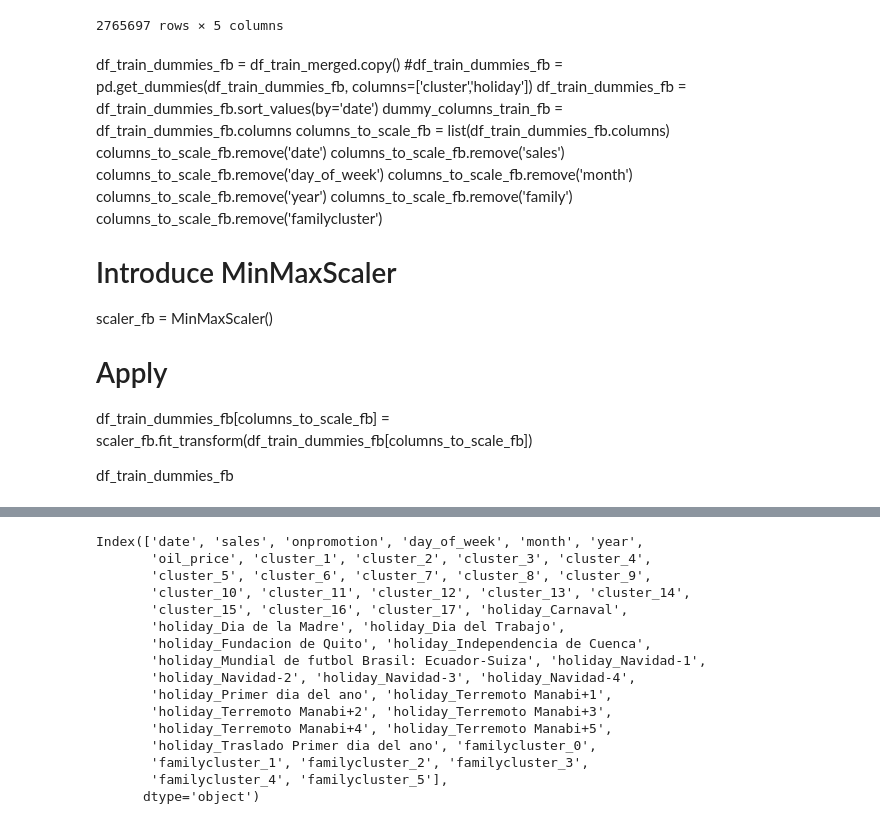
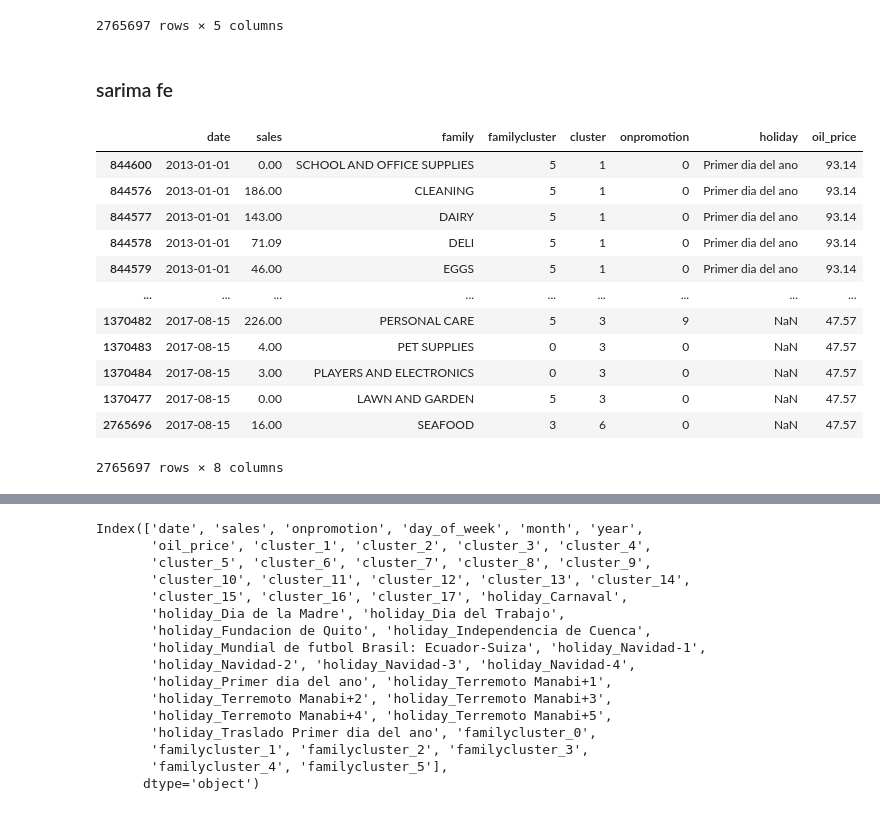
Before and after one commit to coryleroy1/Store-Sales, a Jupyter notebook: Feature Engineering/Feature Engineering.ipynb, the cells around one changed output, grey strips where cells are left out. Saved outputs shown, nothing was run; the diff lists cells and outputs as text; code cells hidden in the pictures.

Commit message:
ols and sarimax updates. slight fe changes

```diff
--- a/Feature Engineering/Feature Engineering.ipynb
+++ b/Feature Engineering/Feature Engineering.ipynb
@@ -400,26 +495,27 @@ df_train_dummies_fb
 | 1370477 | 2017-08-15 | 0.00 | LAWN AND GARDEN | 5 | 33 |
 | 2765696 | 2017-08-15 | 16.00 | SEAFOOD | 3 | 9 |
 2765697 rows × 5 columns
-# %% [markdown]
-df_train_dummies_fb = df_train_merged.copy()
-#df_train_dummies_fb = pd.get_dummies(df_train_dummies_fb, columns=['cluster','holiday'])
-df_train_dummies_fb = df_train_dummies_fb.sort_values(by='date')
-dummy_columns_train_fb = df_train_dummies_fb.columns
-columns_to_scale_fb =  list(df_train_dummies_fb.columns)
-columns_to_scale_fb.remove('date')
-columns_to_scale_fb.remove('sales')
-columns_to_scale_fb.remove('day_of_week')
-columns_to_scale_fb.remove('month')
-columns_to_scale_fb.remove('year')
-columns_to_scale_fb.remove('family')
-columns_to_scale_fb.remove('familycluster')
-# Introduce MinMaxScaler
-scaler_fb = MinMaxScaler()
-
-# Apply
-df_train_dummies_fb[columns_to_scale_fb] = scaler_fb.fit_transform(df_train_dummies_fb[columns_to_scale_fb])
-
-df_train_dummies_fb
+# %% [markdown]
+### sarima fe ###
+# %%
+df_train_dummies_s = df_train_merged.copy()
+df_train_dummies_s = df_train_dummies_s[['date','sales','family','familycluster', 'cluster', 'onpromotion','holiday', 'oil_price']]
+df_train_dummies_s = df_train_dummies_s.sort_values(by='date')
+df_train_dummies_s
+# %% [output]
+|  | date | sales | family | familycluster | cluster | onpromotion | holiday | oil_price |
+| 844600 | 2013-01-01 | 0.00 | SCHOOL AND OFFICE SUPPLIES | 5 | 1 | 0 | Primer dia del ano | 93.14 |
+| 844576 | 2013-01-01 | 186.00 | CLEANING | 5 | 1 | 0 | Primer dia del ano | 93.14 |
+| 844577 | 2013-01-01 | 143.00 | DAIRY | 5 | 1 | 0 | Primer dia del ano | 93.14 |
+| 844578 | 2013-01-01 | 71.09 | DELI | 5 | 1 | 0 | Primer dia del ano | 93.14 |
+| 844579 | 2013-01-01 | 46.00 | EGGS | 5 | 1 | 0 | Primer dia del ano | 93.14 |
+| ... | ... | ... | ... | ... | ... | ... | ... | ... |
+| 1370482 | 2017-08-15 | 226.00 | PERSONAL CARE | 5 | 3 | 9 | NaN | 47.57 |
+| 1370483 | 2017-08-15 | 4.00 | PET SUPPLIES | 0 | 3 | 0 | NaN | 47.57 |
+| 1370484 | 2017-08-15 | 3.00 | PLAYERS AND ELECTRONICS | 0 | 3 | 0 | NaN | 47.57 |
+| 1370477 | 2017-08-15 | 0.00 | LAWN AND GARDEN | 5 | 3 | 0 | NaN | 47.57 |
+| 2765696 | 2017-08-15 | 16.00 | SEAFOOD | 3 | 6 | 0 | NaN | 47.57 |
+2765697 rows × 8 columns
 # %%
 
 df_train_dummies = pd.get_dummies(df_train_merged, columns=['cluster','holiday','familycluster']) ## add family pca here maybe?
```
Also changed, not shown: parts of 31 cells of this notebook, 2 other files.
